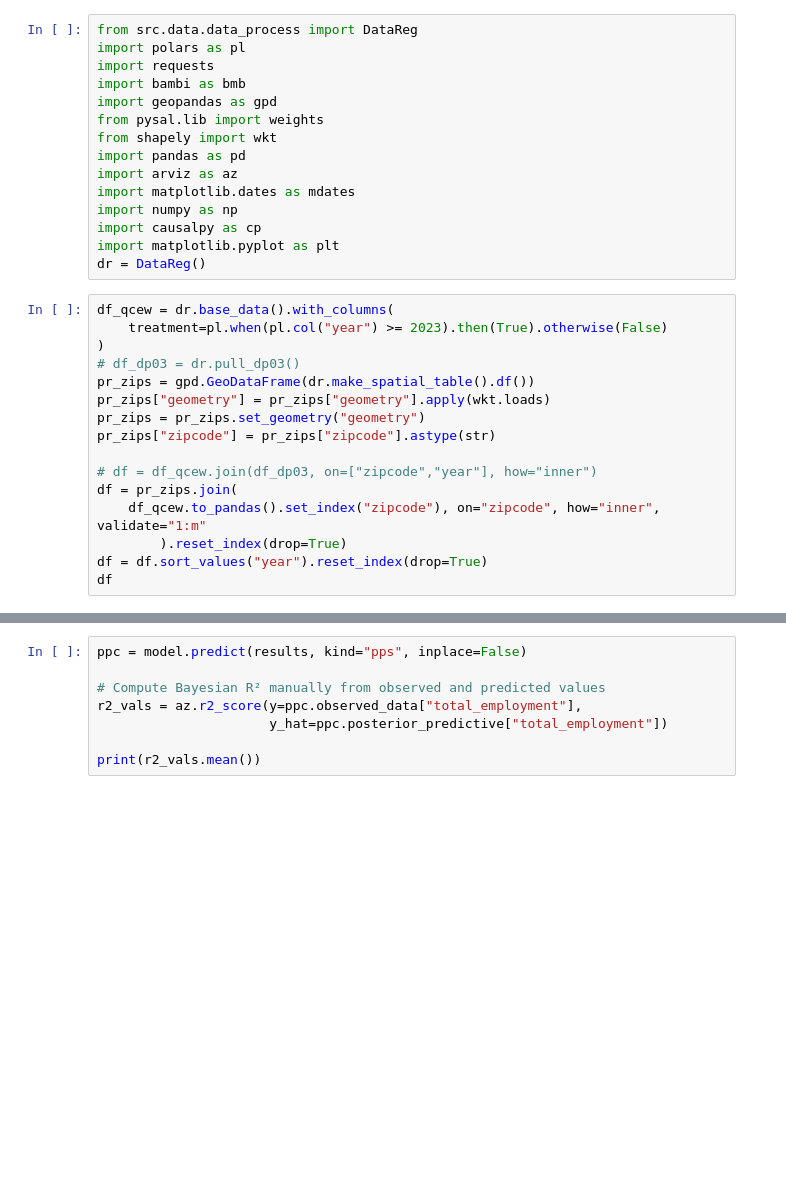
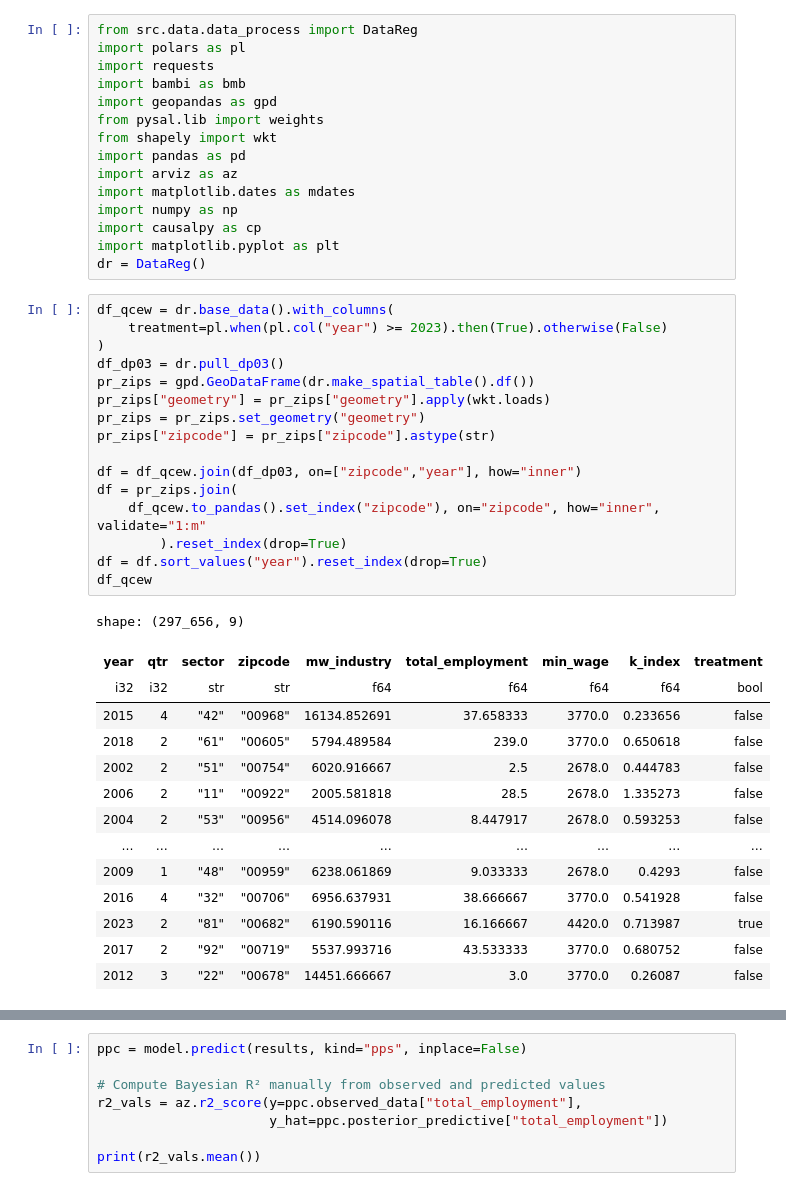
Before and after one commit to ouslan/research-pr-salaries, a Jupyter notebook: notebooks/scratch.ipynb, the cells around one changed output, grey strips where cells are left out. Drawn from its saved outputs; the diff is of its cells as text; blank space fills up the shorter version.

```diff
--- a/notebooks/scratch.ipynb
+++ b/notebooks/scratch.ipynb
@@ -19,17 +19,32 @@ dr = DataReg()
 # %%
 df_qcew = dr.base_data().with_columns(
     treatment=pl.when(pl.col("year") >= 2023).then(True).otherwise(False)
 )
-# df_dp03 = dr.pull_dp03()
+df_dp03 = dr.pull_dp03()
 pr_zips = gpd.GeoDataFrame(dr.make_spatial_table().df())
 pr_zips["geometry"] = pr_zips["geometry"].apply(wkt.loads)
 pr_zips = pr_zips.set_geometry("geometry")
 pr_zips["zipcode"] = pr_zips["zipcode"].astype(str)
 
-# df = df_qcew.join(df_dp03, on=["zipcode","year"], how="inner")
+df = df_qcew.join(df_dp03, on=["zipcode","year"], how="inner")
 df = pr_zips.join(
     df_qcew.to_pandas().set_index("zipcode"), on="zipcode", how="inner", validate="1:m"
         ).reset_index(drop=True)
 df = df.sort_values("year").reset_index(drop=True)
-df
+df_qcew
+# %% [output]
+shape: (297_656, 9)
+| year | qtr | sector | zipcode | mw_industry | total_employment | min_wage | k_index | treatment |
+| i32 | i32 | str | str | f64 | f64 | f64 | f64 | bool |
+| 2015 | 4 | "42" | "00968" | 16134.852691 | 37.658333 | 3770.0 | 0.233656 | false |
+| 2018 | 2 | "61" | "00605" | 5794.489584 | 239.0 | 3770.0 | 0.650618 | false |
+| 2002 | 2 | "51" | "00754" | 6020.916667 | 2.5 | 2678.0 | 0.444783 | false |
+| 2006 | 2 | "11" | "00922" | 2005.581818 | 28.5 | 2678.0 | 1.335273 | false |
+| 2004 | 2 | "53" | "00956" | 4514.096078 | 8.447917 | 2678.0 | 0.593253 | false |
+| … | … | … | … | … | … | … | … | … |
+| 2009 | 1 | "48" | "00959" | 6238.061869 | 9.033333 | 2678.0 | 0.4293 | false |
+| 2016 | 4 | "32" | "00706" | 6956.637931 | 38.666667 | 3770.0 | 0.541928 | false |
+| 2023 | 2 | "81" | "00682" | 6190.590116 | 16.166667 | 4420.0 | 0.713987 | true |
+| 2017 | 2 | "92" | "00719" | 5537.993716 | 43.533333 | 3770.0 | 0.680752 | false |
+| 2012 | 3 | "22" | "00678" | 14451.666667 | 3.0 | 3770.0 | 0.26087 | false |
 # %%
```
Also changed, not shown: parts of 8 cells of this notebook, 12 other files.
